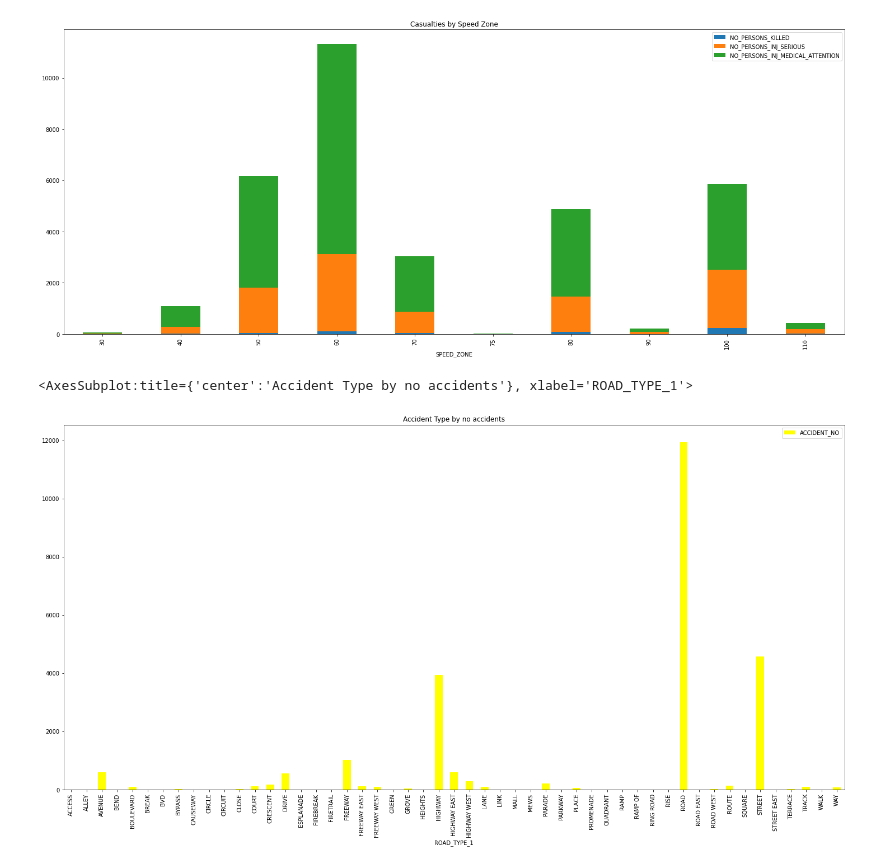
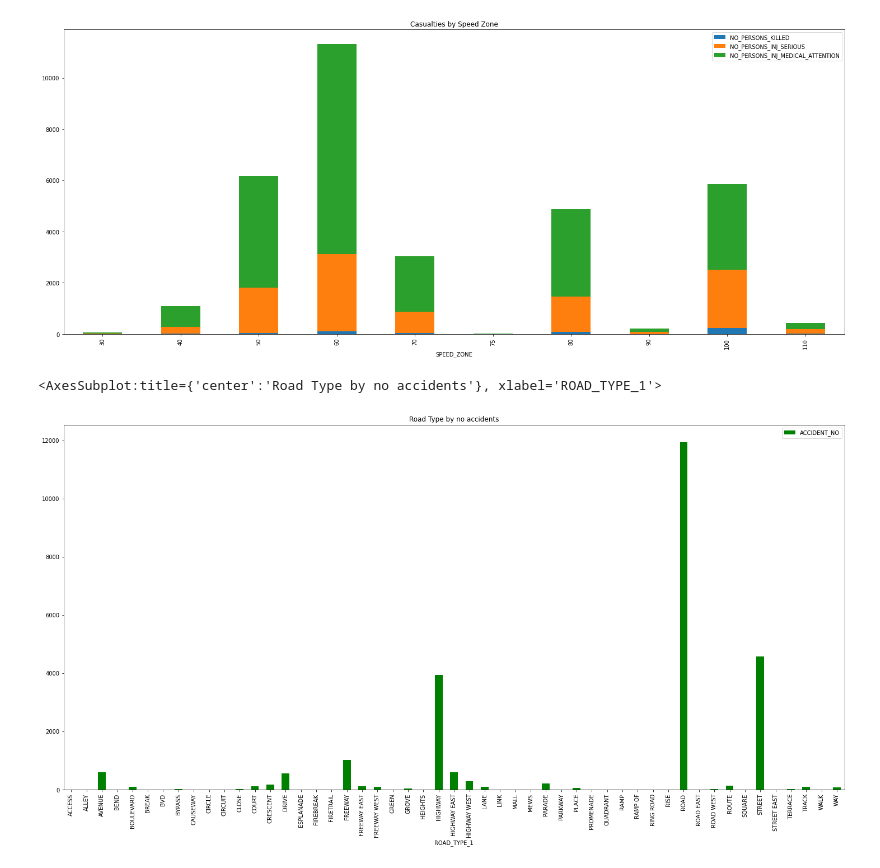
Before and after one commit to parthatulparekh/VIC_Road_Accident, a Jupyter notebook: Road_Accident.ipynb, the cells around one changed output. Saved outputs shown, nothing was run; the diff lists cells and outputs as text; code cells hidden in the pictures.

```diff
--- a/Road_Accident.ipynb
+++ b/Road_Accident.ipynb
@@ -32,4 +30 @@ df.head()
-# %%
-df['ACCIDENT_TIME'] = pd.to_datetime(df['ACCIDENT_TIME'], format="%H:%M:%S")
-df['ACCIDENT_TIME'] = df['ACCIDENT_TIME'].dt.time
 # %%
@@ -180,8 +179,8 @@ df_new2.plot.bar(title='Casualties by Speed Zone',stacked=True,figsize=(25,10))
 [figure]
 # %%
 df_new4 = df.groupby(['ROAD_TYPE_1'])[['ACCIDENT_NO']].count()
-df_new4.plot.bar(title='Accident Type by no accidents',color='yellow',stacked=True,figsize=(25,12))
+df_new4.plot.bar(title='Road Type by no accidents',color='green',stacked=True,figsize=(25,12))
 # %% [output]
-<AxesSubplot:title={'center':'Accident Type by no accidents'}, xlabel='ROAD_TYPE_1'>
+<AxesSubplot:title={'center':'Road Type by no accidents'}, xlabel='ROAD_TYPE_1'>
-[figure, old version]
+[figure, new version]
 # %%
```
Also changed, not shown: parts of 14 cells of this notebook.
